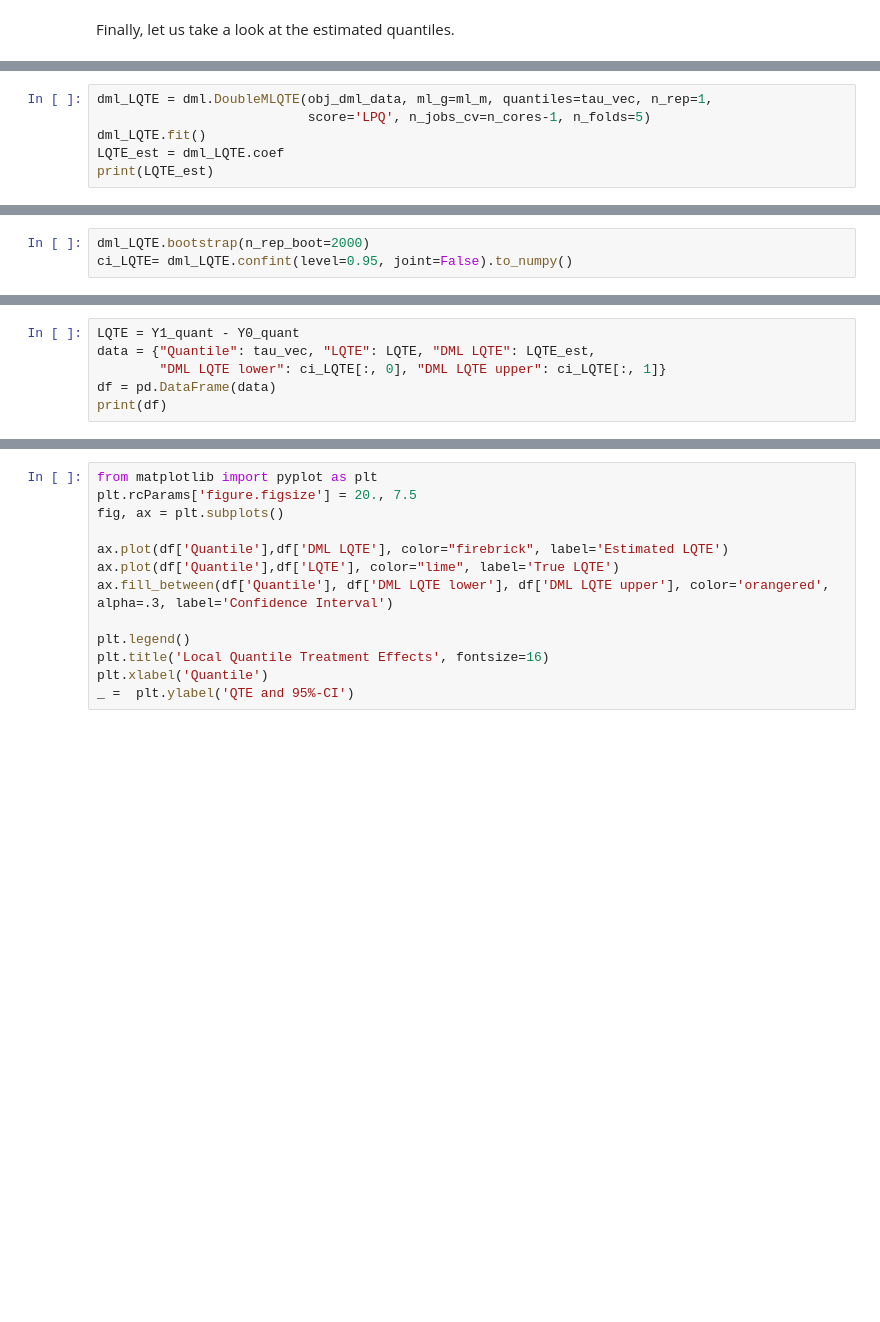
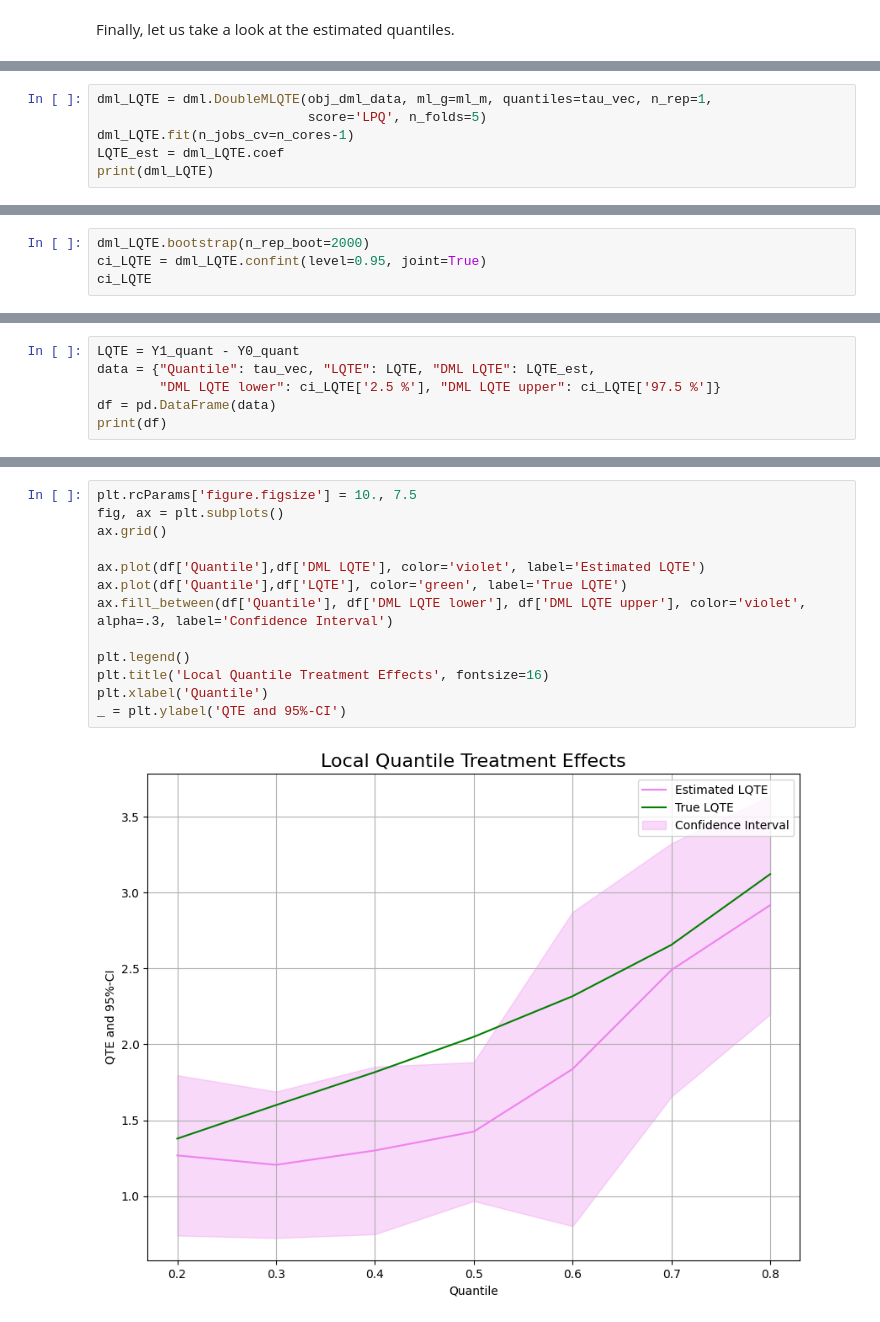
Before and after one commit to DoubleML/doubleml-docs, a Jupyter notebook: doc/examples/py_double_ml_lpq.ipynb, the cells around one changed output, grey strips where cells are left out. Saved outputs shown, nothing was run; the diff lists cells and outputs as text; blank space fills up the shorter version.

```diff
--- a/doc/examples/py_double_ml_lpq.ipynb
+++ b/doc/examples/py_double_ml_lpq.ipynb
@@ -184,6 +194,6 @@ To estimate the quantile treatment effect
 # %%
 dml_LQTE = dml.DoubleMLQTE(obj_dml_data, ml_g=ml_m, quantiles=tau_vec, n_rep=1,
-                           score='LPQ', n_jobs_cv=n_cores-1, n_folds=5)
-dml_LQTE.fit()
+                           score='LPQ', n_folds=5)
+dml_LQTE.fit(n_jobs_cv=n_cores-1)
 LQTE_est = dml_LQTE.coef
-print(LQTE_est)
+print(dml_LQTE)
@@ -190,3 +214,4 @@ print(LQTE_est)
 # %%
 dml_LQTE.bootstrap(n_rep_boot=2000)
-ci_LQTE= dml_LQTE.confint(level=0.95, joint=False).to_numpy()
+ci_LQTE = dml_LQTE.confint(level=0.95, joint=True)
+ci_LQTE
@@ -193,6 +229,6 @@ ci_LQTE= dml_LQTE.confint(level=0.95, joint=False).to_numpy()
 # %%
 LQTE = Y1_quant - Y0_quant
 data = {"Quantile": tau_vec, "LQTE": LQTE, "DML LQTE": LQTE_est,
-        "DML LQTE lower": ci_LQTE[:, 0], "DML LQTE upper": ci_LQTE[:, 1]}
+        "DML LQTE lower": ci_LQTE['2.5 %'], "DML LQTE upper": ci_LQTE['97.5 %']}
 df = pd.DataFrame(data)
 print(df)
@@ -199,13 +244,15 @@ print(df)
 # %%
-from matplotlib import pyplot as plt
-plt.rcParams['figure.figsize'] = 20., 7.5
+plt.rcParams['figure.figsize'] = 10., 7.5
 fig, ax = plt.subplots()
+ax.grid()
 
-ax.plot(df['Quantile'],df['DML LQTE'], color="firebrick", label='Estimated LQTE')
-ax.plot(df['Quantile'],df['LQTE'], color="lime", label='True LQTE')
-ax.fill_between(df['Quantile'], df['DML LQTE lower'], df['DML LQTE upper'], color='orangered', alpha=.3, label='Confidence Interval')
+ax.plot(df['Quantile'],df['DML LQTE'], color='violet', label='Estimated LQTE')
+ax.plot(df['Quantile'],df['LQTE'], color='green', label='True LQTE')
+ax.fill_between(df['Quantile'], df['DML LQTE lower'], df['DML LQTE upper'], color='violet', alpha=.3, label='Confidence Interval')
 
 plt.legend()
 plt.title('Local Quantile Treatment Effects', fontsize=16)
 plt.xlabel('Quantile')
-_ =  plt.ylabel('QTE and 95%-CI')
+_ = plt.ylabel('QTE and 95%-CI')
+# %% [output]
+[figure, added]
```
Also changed, not shown: parts of 17 cells of this notebook, 1 other file.
